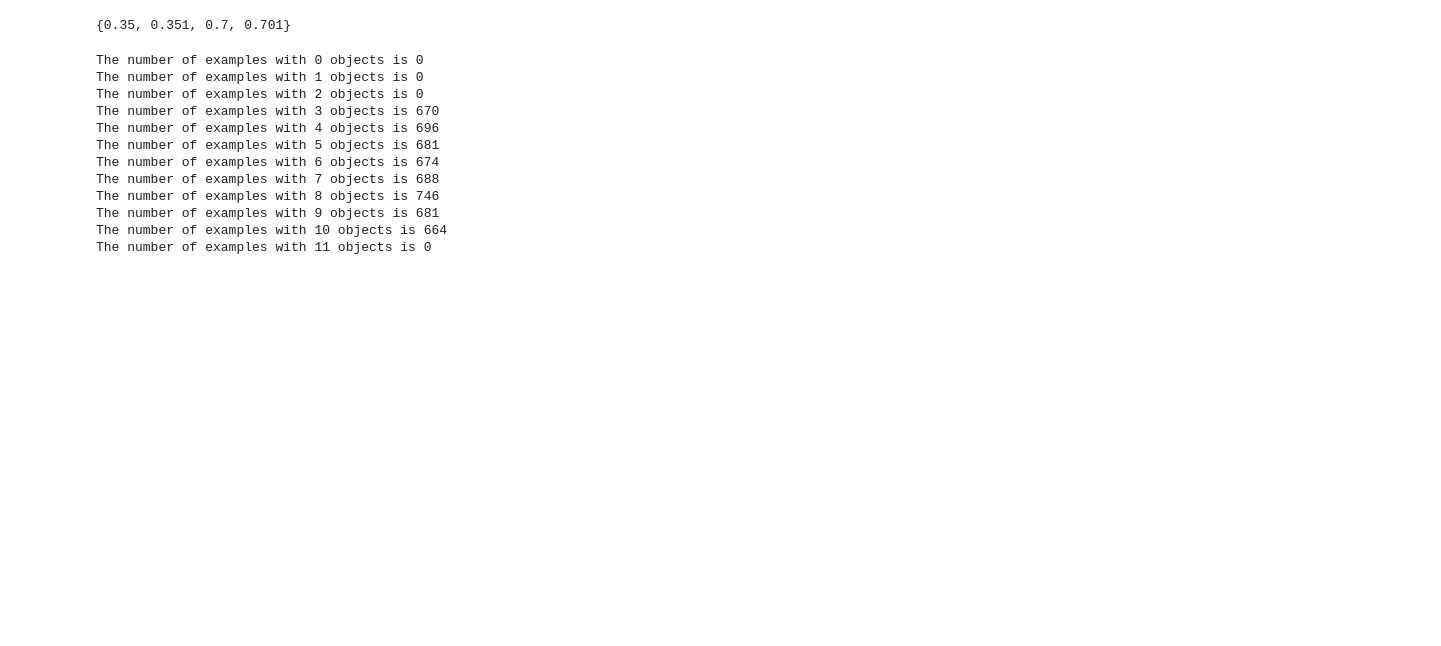
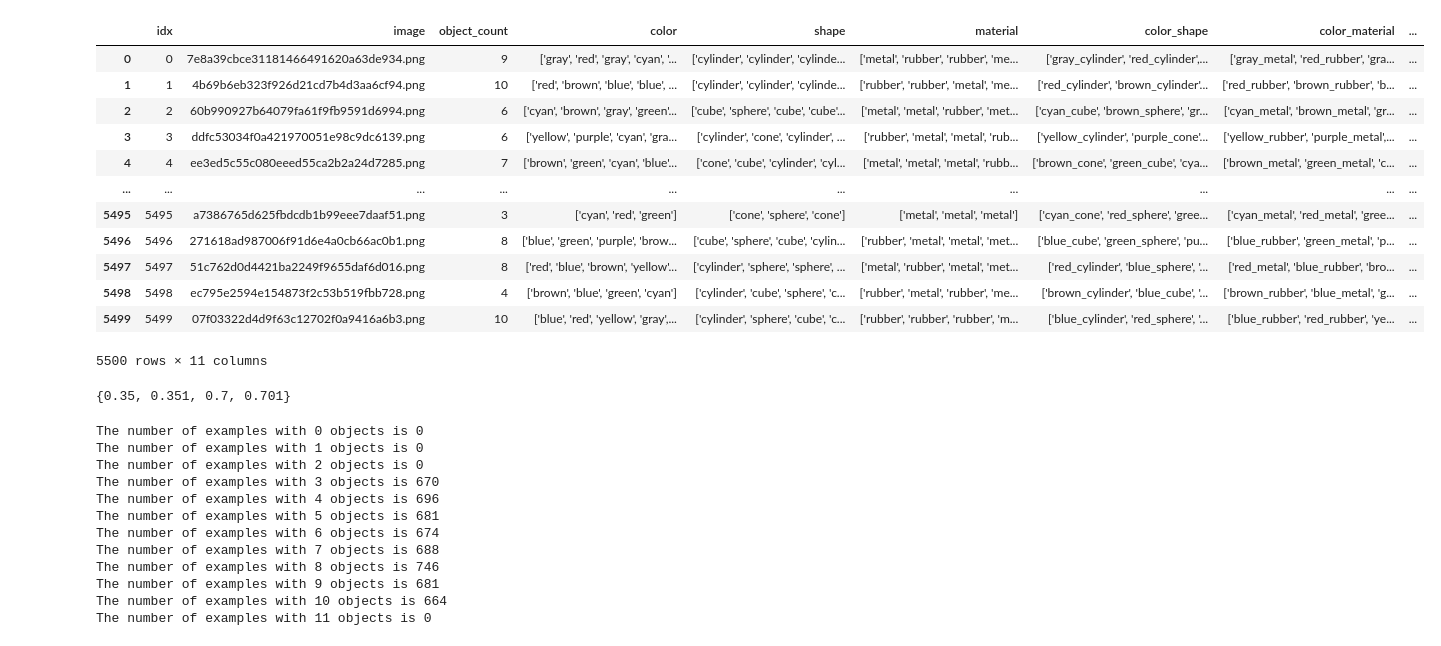
Before and after one commit to PRBorole/MALT, a Jupyter notebook: notebooks/EDA/EDA_mate.ipynb, the cells around one changed output. Saved outputs shown, nothing was run; the diff lists cells and outputs as text; code cells hidden in the pictures; blank space fills up the shorter version.

```diff
--- a/notebooks/EDA/EDA_mate.ipynb
+++ b/notebooks/EDA/EDA_mate.ipynb
@@ -9,6 +9,22 @@ import itertools
 # Load dataset
 ds = load_jsonl_file('./../datasets/MATE-dev/mm_0shot_llava_hfllava_1.5_7b_hf.jsonl')
 mate_df = pd.read_csv('./data/mate_df.csv', index_col=0)
+# %%
+mate_df
+# %% [output]
+|  | idx | image | object_count | color | shape | material | color_shape | color_material | ... |
+| 0 | 0 | 7e8a39cbce31181466491620a63de934.png | 9 | ['gray', 'red', 'gray', 'cyan', '... | ['cylinder', 'cylinder', 'cylinde... | ['metal', 'rubber', 'rubber', 'me... | ['gray_cylinder', 'red_cylinder',... | ['gray_metal', 'red_rubber', 'gra... | ... |
+| 1 | 1 | 4b69b6eb323f926d21cd7b4d3aa6cf94.png | 10 | ['red', 'brown', 'blue', 'blue', ... | ['cylinder', 'cylinder', 'cylinde... | ['rubber', 'rubber', 'metal', 'me... | ['red_cylinder', 'brown_cylinder'... | ['red_rubber', 'brown_rubber', 'b... | ... |
+| 2 | 2 | 60b990927b64079fa61f9fb9591d6994.png | 6 | ['cyan', 'brown', 'gray', 'green'... | ['cube', 'sphere', 'cube', 'cube'... | ['metal', 'metal', 'rubber', 'met... | ['cyan_cube', 'brown_sphere', 'gr... | ['cyan_metal', 'brown_metal', 'gr... | ... |
+| 3 | 3 | ddfc53034f0a421970051e98c9dc6139.png | 6 | ['yellow', 'purple', 'cyan', 'gra... | ['cylinder', 'cone', 'cylinder', ... | ['rubber', 'metal', 'metal', 'rub... | ['yellow_cylinder', 'purple_cone'... | ['yellow_rubber', 'purple_metal',... | ... |
+| 4 | 4 | ee3ed5c55c080eeed55ca2b2a24d7285.png | 7 | ['brown', 'green', 'cyan', 'blue'... | ['cone', 'cube', 'cylinder', 'cyl... | ['metal', 'metal', 'metal', 'rubb... | ['brown_cone', 'green_cube', 'cya... | ['brown_metal', 'green_metal', 'c... | ... |
+| ... | ... | ... | ... | ... | ... | ... | ... | ... | ... |
+| 5495 | 5495 | a7386765d625fbdcdb1b99eee7daaf51.png | 3 | ['cyan', 'red', 'green'] | ['cone', 'sphere', 'cone'] | ['metal', 'metal', 'metal'] | ['cyan_cone', 'red_sphere', 'gree... | ['cyan_metal', 'red_metal', 'gree... | ... |
+| 5496 | 5496 | 271618ad987006f91d6e4a0cb66ac0b1.png | 8 | ['blue', 'green', 'purple', 'brow... | ['cube', 'sphere', 'cube', 'cylin... | ['rubber', 'metal', 'metal', 'met... | ['blue_cube', 'green_sphere', 'pu... | ['blue_rubber', 'green_metal', 'p... | ... |
+| 5497 | 5497 | 51c762d0d4421ba2249f9655daf6d016.png | 8 | ['red', 'blue', 'brown', 'yellow'... | ['cylinder', 'sphere', 'sphere', ... | ['metal', 'rubber', 'metal', 'met... | ['red_cylinder', 'blue_sphere', '... | ['red_metal', 'blue_rubber', 'bro... | ... |
+| 5498 | 5498 | ec795e2594e154873f2c53b519fbb728.png | 4 | ['brown', 'blue', 'green', 'cyan'] | ['cylinder', 'cube', 'sphere', 'c... | ['rubber', 'metal', 'rubber', 'me... | ['brown_cylinder', 'blue_cube', '... | ['brown_rubber', 'blue_metal', 'g... | ... |
+| 5499 | 5499 | 07f03322d4d9f63c12702f0a9416a6b3.png | 10 | ['blue', 'red', 'yellow', 'gray',... | ['cylinder', 'sphere', 'cube', 'c... | ['rubber', 'rubber', 'rubber', 'm... | ['blue_cylinder', 'red_sphere', '... | ['blue_rubber', 'red_rubber', 'ye... | ... |
+5500 rows × 11 columns
 # %%
 create_mate_df = False
 if create_mate_df:
```
Also changed, not shown: parts of 1 cell of this notebook, 32 other files.
